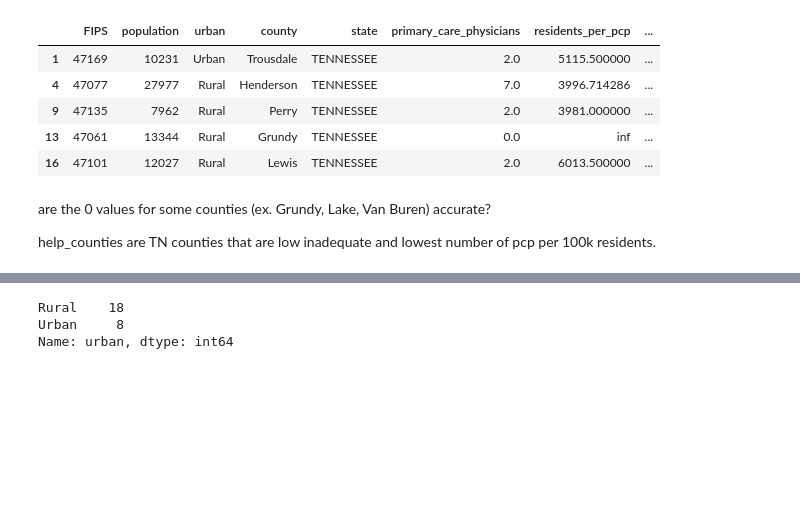
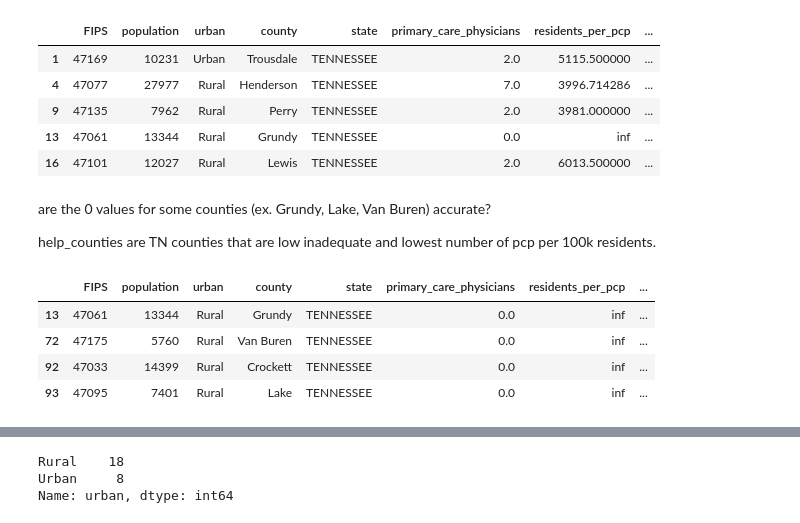
Before and after one commit to ludermln/data-science-essentials-4, a Jupyter notebook: notebooks/Week_2_3_4_tasks.ipynb, the cells around one changed output, grey strips where cells are left out. Drawn from its saved outputs; the diff is of its cells as text; code cells hidden in the pictures; blank space fills up the shorter version.

```diff
--- a/notebooks/Week_2_3_4_tasks.ipynb
+++ b/notebooks/Week_2_3_4_tasks.ipynb
@@ -708,3 +708,11 @@ help_counties.head()
 are the 0 values for some counties (ex. Grundy, Lake, Van Buren) accurate?
 
 help_counties are TN counties that are low inadequate and lowest number of pcp per 100k residents.
+# %%
+help_counties.loc[(help_counties['primary_care_physicians'] == 0)]
+# %% [output]
+|  | FIPS | population | urban | county | state | primary_care_physicians | residents_per_pcp | ... |
+| 13 | 47061 | 13344 | Rural | Grundy | TENNESSEE | 0.0 | inf | ... |
+| 72 | 47175 | 5760 | Rural | Van Buren | TENNESSEE | 0.0 | inf | ... |
+| 92 | 47033 | 14399 | Rural | Crockett | TENNESSEE | 0.0 | inf | ... |
+| 93 | 47095 | 7401 | Rural | Lake | TENNESSEE | 0.0 | inf | ... |
```
Also changed, not shown: parts of 14 cells of this notebook, 5 other files.
